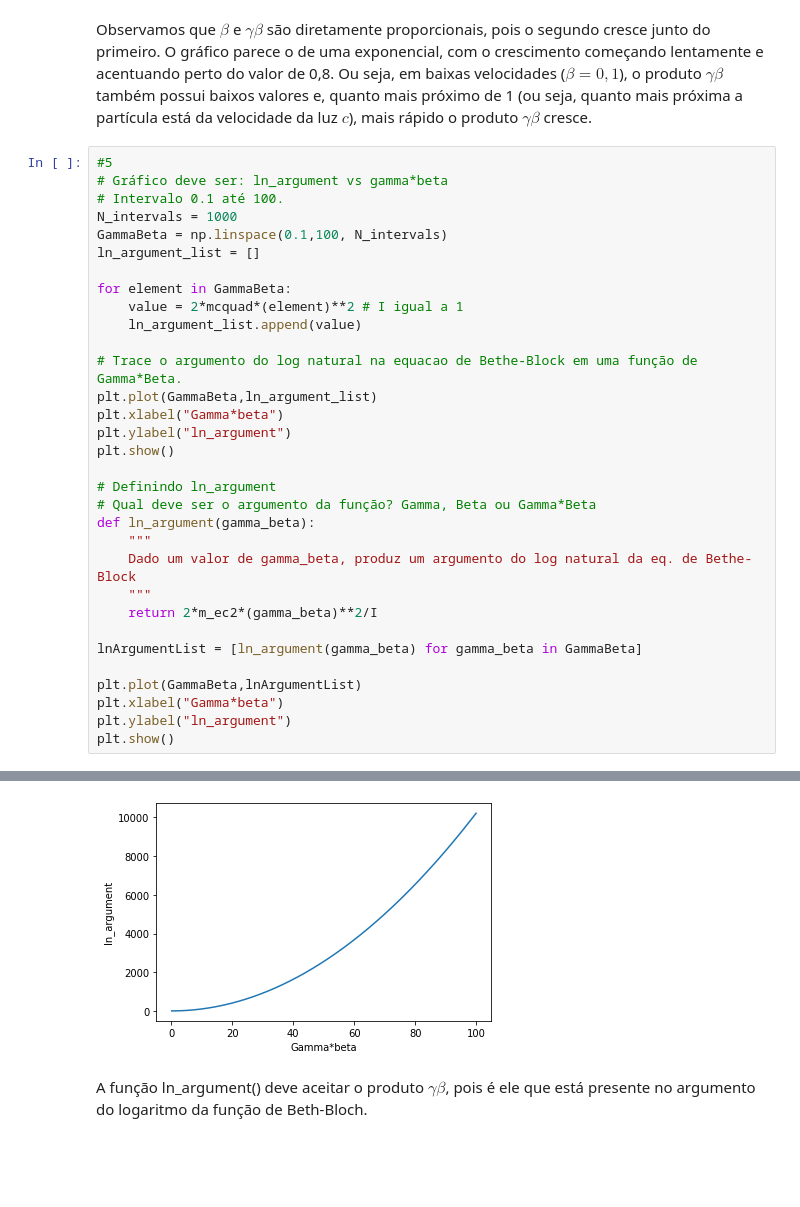
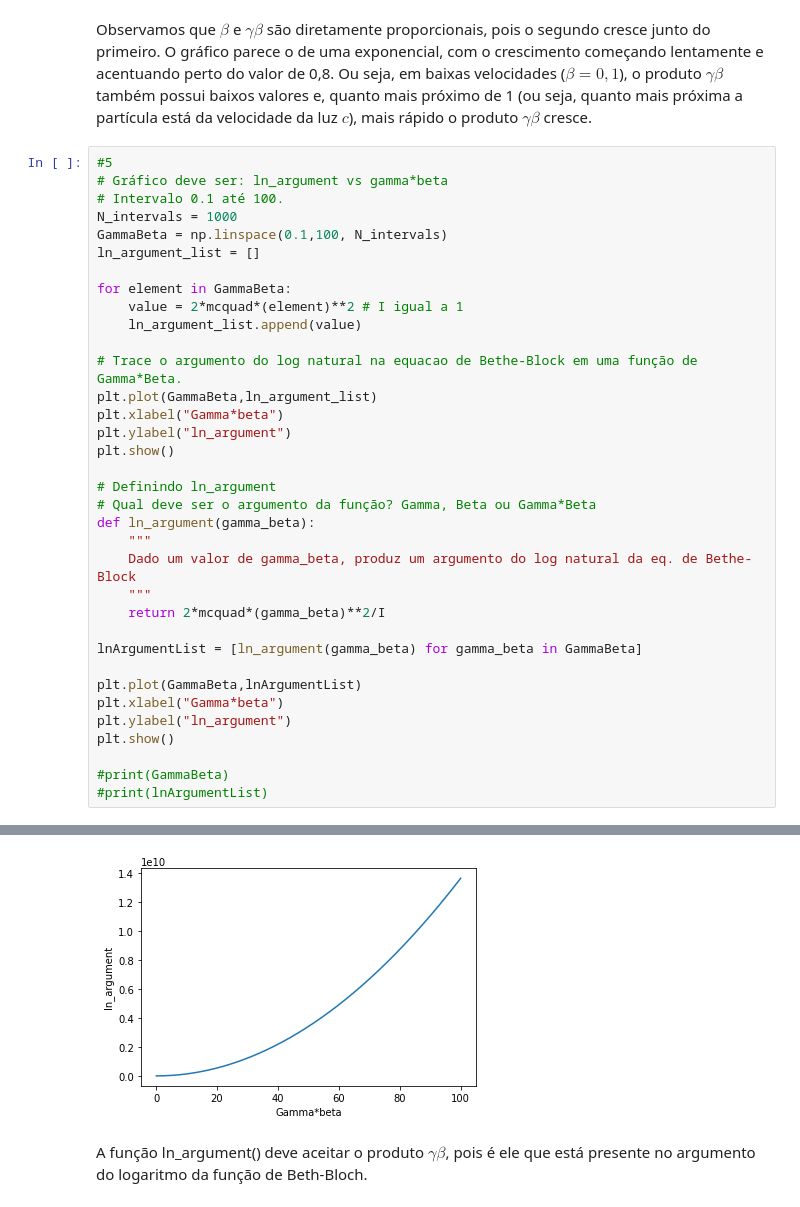
Before and after one commit to FlaviaFialho/Aula-Python, a Jupyter notebook: Projeto_1_FernandaA_Flavia_Victor.ipynb, the cells around one changed output, grey strips where cells are left out. Drawn from its saved outputs; the diff is of its cells as text; blank space fills up the shorter version.

```diff
--- a/Projeto_1_FernandaA_Flavia_Victor.ipynb
+++ b/Projeto_1_FernandaA_Flavia_Victor.ipynb
@@ -96,35 +100,38 @@ Observamos que $\beta$ e $\gamma \beta$ são diretamente proporcionais, pois o s
 # Intervalo 0.1 até 100.
 N_intervals = 1000
 GammaBeta = np.linspace(0.1,100, N_intervals)
 ln_argument_list = []
 
 for element in GammaBeta:
     value = 2*mcquad*(element)**2 # I igual a 1
     ln_argument_list.append(value)
 
 # Trace o argumento do log natural na equacao de Bethe-Block em uma função de Gamma*Beta.
 plt.plot(GammaBeta,ln_argument_list)
 plt.xlabel("Gamma*beta")
 plt.ylabel("ln_argument")
 plt.show()
 
 # Definindo ln_argument
 # Qual deve ser o argumento da função? Gamma, Beta ou Gamma*Beta
 def ln_argument(gamma_beta):
     """
     Dado um valor de gamma_beta, produz um argumento do log natural da eq. de Bethe-Block
     """
-    return 2*m_ec2*(gamma_beta)**2/I
+    return 2*mcquad*(gamma_beta)**2/I
 
 lnArgumentList = [ln_argument(gamma_beta) for gamma_beta in GammaBeta]
 
 plt.plot(GammaBeta,lnArgumentList)
 plt.xlabel("Gamma*beta")
 plt.ylabel("ln_argument")
 plt.show()
+
+#print(GammaBeta)
+#print(lnArgumentList)
 # %% [output]
 [figure]
-[figure, old version]
+[figure, new version]
 # %% [markdown]
 A função ln_argument() deve aceitar o produto $\gamma \beta$, pois é ele que está presente no argumento do logaritmo da função de Beth-Bloch.
 # %%
```
Also changed, not shown: parts of 6 cells of this notebook.
